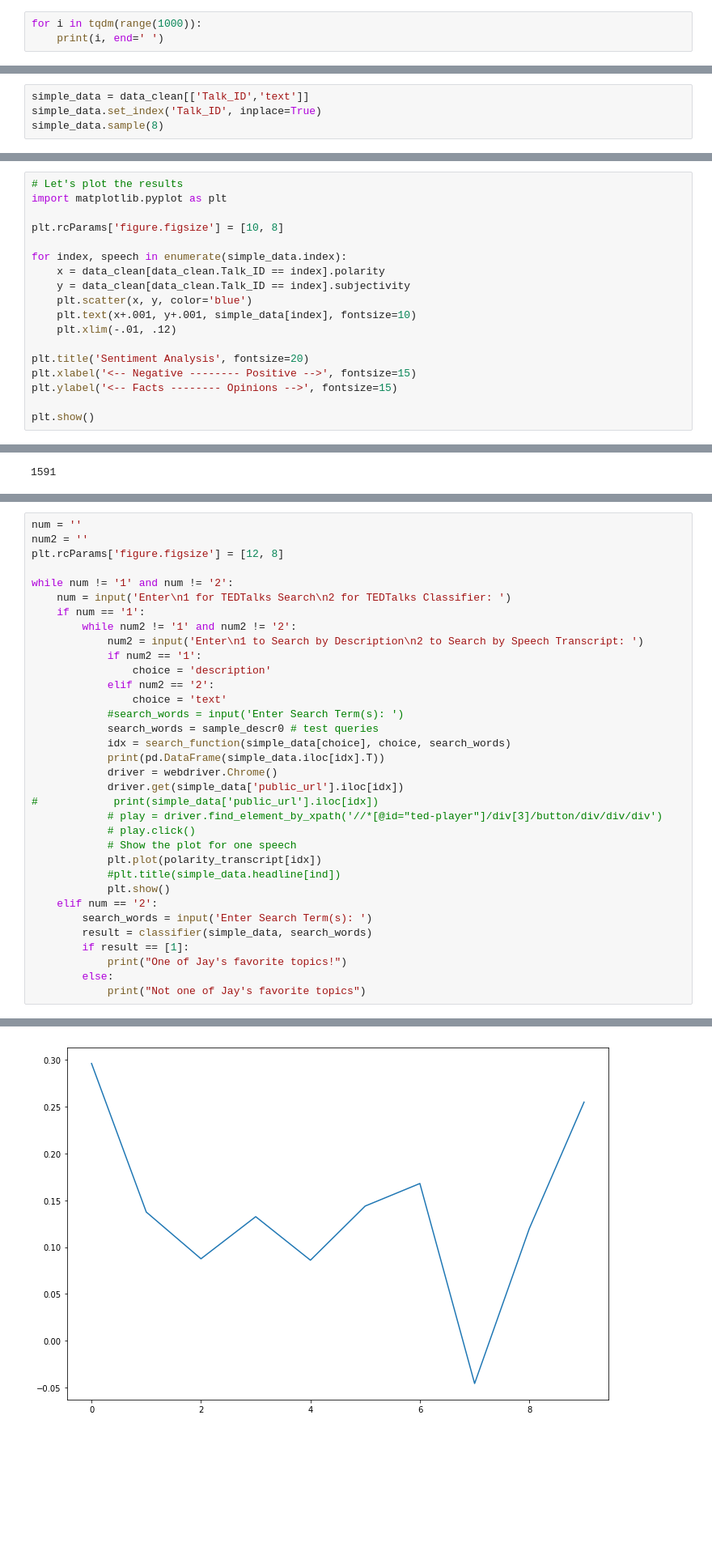
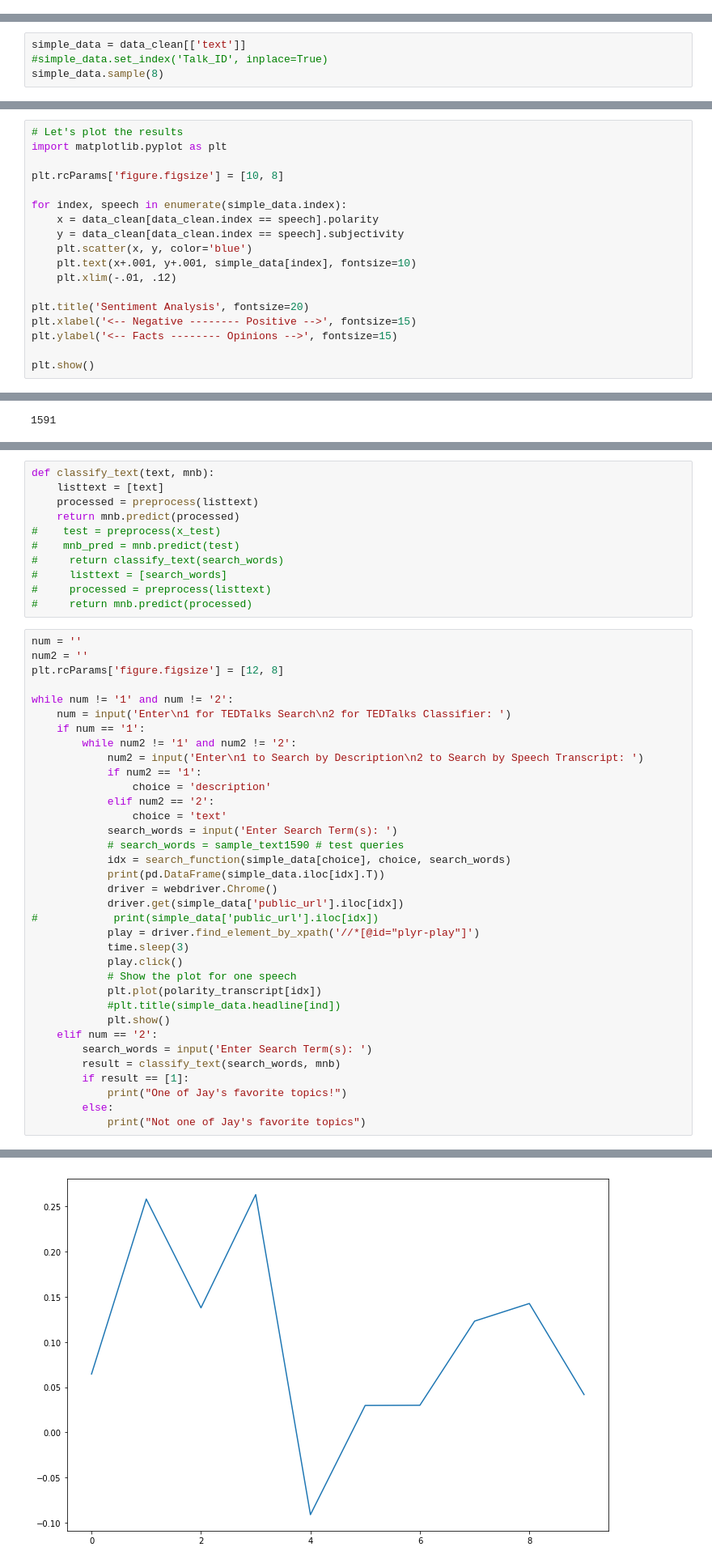
Before and after one commit to jkarma0920/TEDTalksProject, a Jupyter notebook: CleanupVersion3.ipynb, the cells around one changed output, grey strips where cells are left out. Shown at 81% size. Cells and saved outputs as stored; diff of their text form; blank space fills up the shorter version.

```diff
--- a/CleanupVersion3.ipynb
+++ b/CleanupVersion3.ipynb
@@ -15,3 +6,0 @@ df.text[df.tag == 'entertainment'].sample(20)
-# %%
-for i in tqdm(range(1000)):
-    print(i, end=' ')
@@ -1141,6 +1114,6 @@ data_clean.sample(8)
 # %%
-simple_data = data_clean[['Talk_ID','text']]
-simple_data.set_index('Talk_ID', inplace=True)
+simple_data = data_clean[['text']]
+#simple_data.set_index('Talk_ID', inplace=True)
 simple_data.sample(8)
 # %% [output]
 |  | text |
@@ -1160,8 +1133,8 @@ import matplotlib.pyplot as plt
 plt.rcParams['figure.figsize'] = [10, 8]
 
 for index, speech in enumerate(simple_data.index):
-    x = data_clean[data_clean.Talk_ID == index].polarity
-    y = data_clean[data_clean.Talk_ID == index].subjectivity
+    x = data_clean[data_clean.index == speech].polarity
+    y = data_clean[data_clean.index == speech].subjectivity
     plt.scatter(x, y, color='blue')
     plt.text(x+.001, y+.001, simple_data[index], fontsize=10)
     plt.xlim(-.01, .12)
@@ -1823,3 +1784,14 @@ def classifier(simple_data, search_words):
+# %%
+def classify_text(text, mnb):
+    listtext = [text]
+    processed = preprocess(listtext)
+    return mnb.predict(processed)
+#    test = preprocess(x_test)
+#    mnb_pred = mnb.predict(test)
+#     return classify_text(search_words)
+#     listtext = [search_words]
+#     processed = preprocess(listtext)
+#     return mnb.predict(processed)
 # %%
 num = ''
 num2 = ''
@@ -1834,22 +1806,23 @@ while num != '1' and num != '2':
                 choice = 'description'
             elif num2 == '2':
                 choice = 'text'
-            #search_words = input('Enter Search Term(s): ')
-            search_words = sample_descr0 # test queries
+            search_words = input('Enter Search Term(s): ')
+            # search_words = sample_text1590 # test queries
             idx = search_function(simple_data[choice], choice, search_words)
             print(pd.DataFrame(simple_data.iloc[idx].T))
             driver = webdriver.Chrome()
             driver.get(simple_data['public_url'].iloc[idx])
 #            print(simple_data['public_url'].iloc[idx])
-            # play = driver.find_element_by_xpath('//*[@id="ted-player"]/div[3]/button/div/div/div')
-            # play.click()
+            play = driver.find_element_by_xpath('//*[@id="plyr-play"]')
+            time.sleep(3)
+            play.click()
             # Show the plot for one speech
             plt.plot(polarity_transcript[idx])
             #plt.title(simple_data.headline[ind])
             plt.show()
     elif num == '2':
         search_words = input('Enter Search Term(s): ')
-        result = classifier(simple_data, search_words)
+        result = classify_text(search_words, mnb)
         if result == [1]:
             print("One of Jay's favorite topics!")
         else:
@@ -1875,4 +1873,4 @@ text                   avert climate crisis alternative humor humanit...
-[figure, old version]
+[figure, new version]
 # %%
 driver.quit()
 # %%
```
Also changed, not shown: parts of 77 cells of this notebook, 8 other files.
